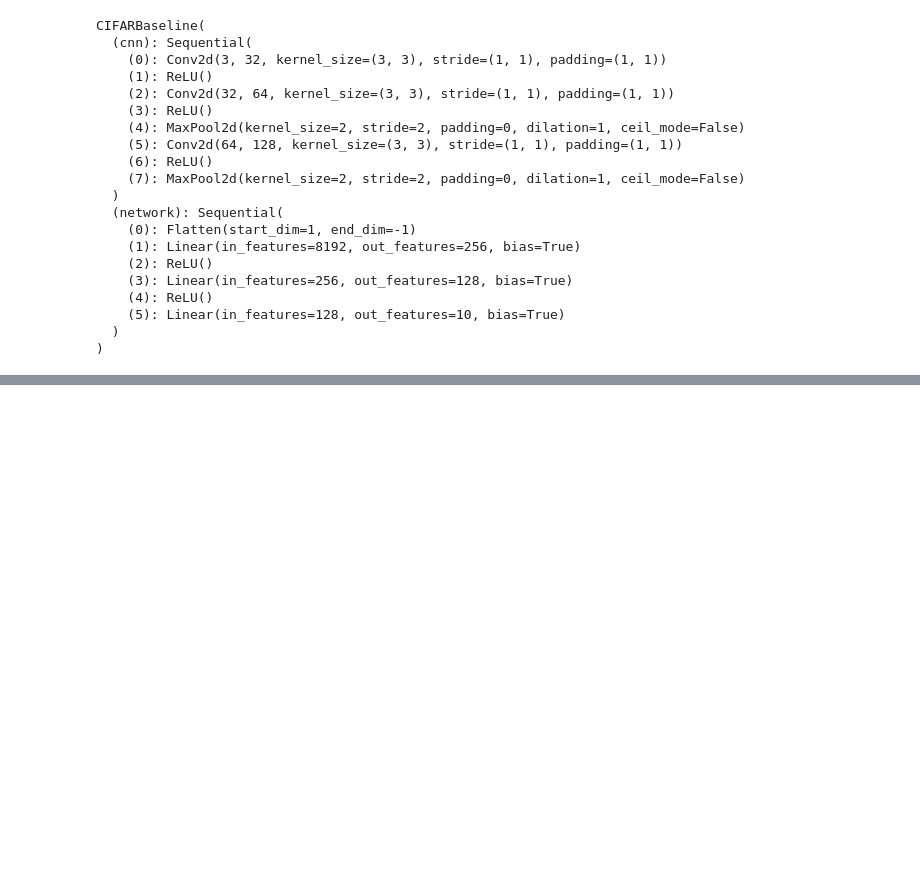
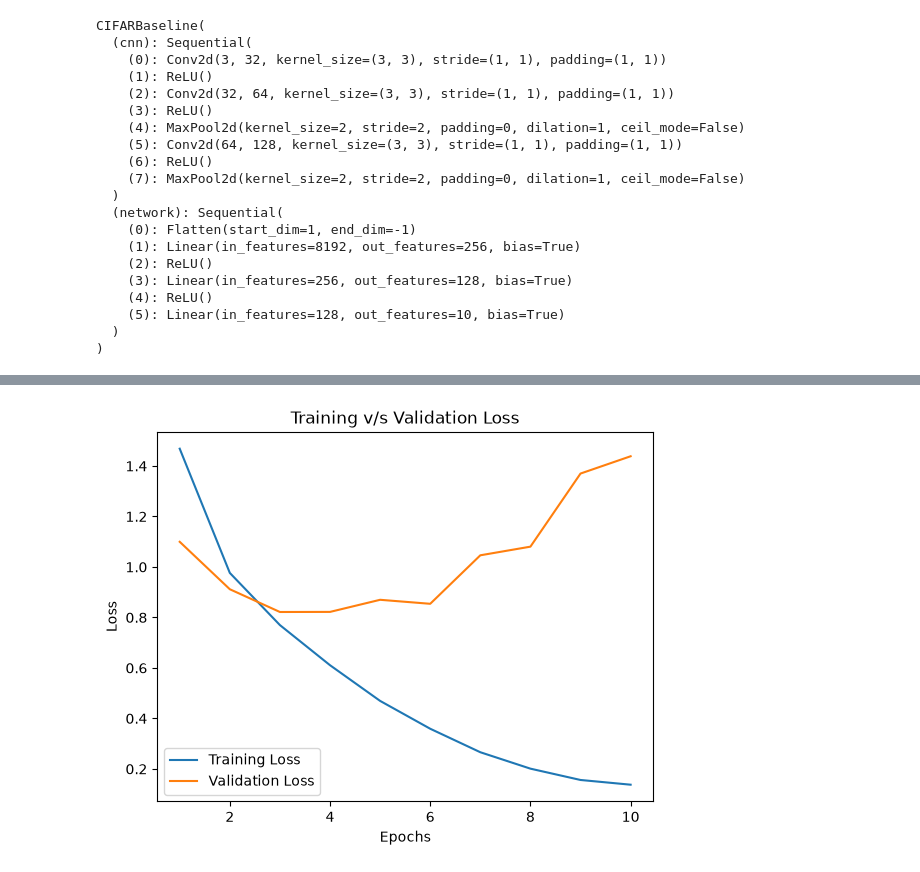
Before and after one commit to VRYeshwanth/CIFAR10_Classifier, a Jupyter notebook: notebooks/cnn.ipynb, the cells around one changed output, grey strips where cells are left out. Cells and saved outputs as stored; diff of their text form; code cells hidden in the pictures; blank space fills up the shorter version.

Commit message:
Use torchmetrics and plot graphs

```diff
--- a/notebooks/cnn.ipynb
+++ b/notebooks/cnn.ipynb
@@ -242,6 +242,16 @@ CIFARBaseline(
     (5): Linear(in_features=128, out_features=10, bias=True)
   )
 )
+# %%
+from torchmetrics.classification import Accuracy, Precision, Recall
+
+train_acc_metric = Accuracy(task='multiclass', num_classes=10).to(device)
+train_prec_metric = Precision(task='multiclass', num_classes=10, average='macro').to(device)
+train_rec_metric = Recall(task='multiclass', num_classes=10, average='macro').to(device)
+
+val_acc_metric = Accuracy(task='multiclass', num_classes=10).to(device)
+val_prec_metric = Precision(task='multiclass', num_classes=10, average='macro').to(device)
+val_rec_metric = Recall(task='multiclass', num_classes=10, average='macro').to(device)
 # %%
 loss_fn = nn.CrossEntropyLoss()
 optimizer = torch.optim.Adam(
@@ -326,0 +375,16 @@ Validation Loss: 1.3499 | Validation Acc: 72.66%
+# %%
+import matplotlib.pyplot as plt
+
+epoch_range = range(1, epochs + 1)
+
+plt.title("Training v/s Validation Loss")
+plt.xlabel("Epochs")
+plt.ylabel("Loss")
+
+plt.plot(epoch_range, train_loss_graph, label="Training Loss")
+plt.plot(epoch_range, val_loss_graph, label="Validation Loss")
+
+plt.legend()
+plt.show()
+# %% [output]
+[figure, added]
```
Also changed, not shown: parts of 4 cells of this notebook, 7 other files.
